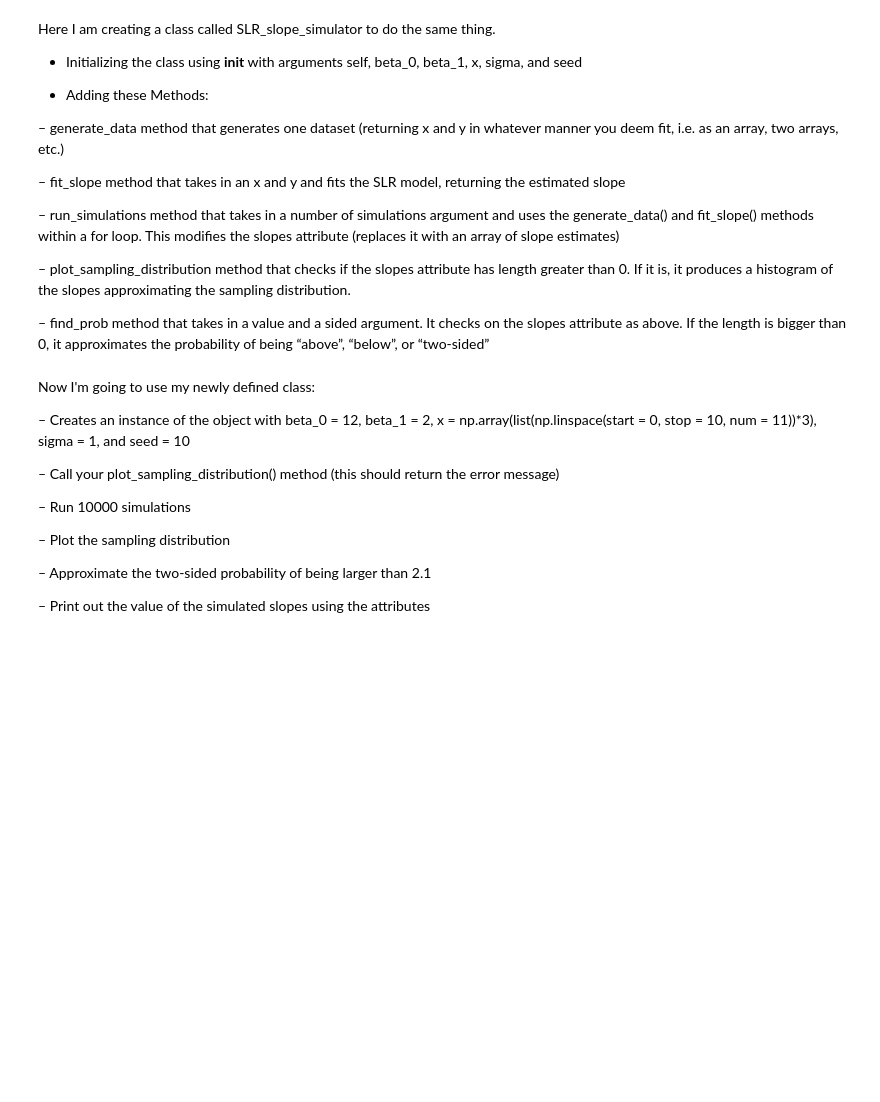
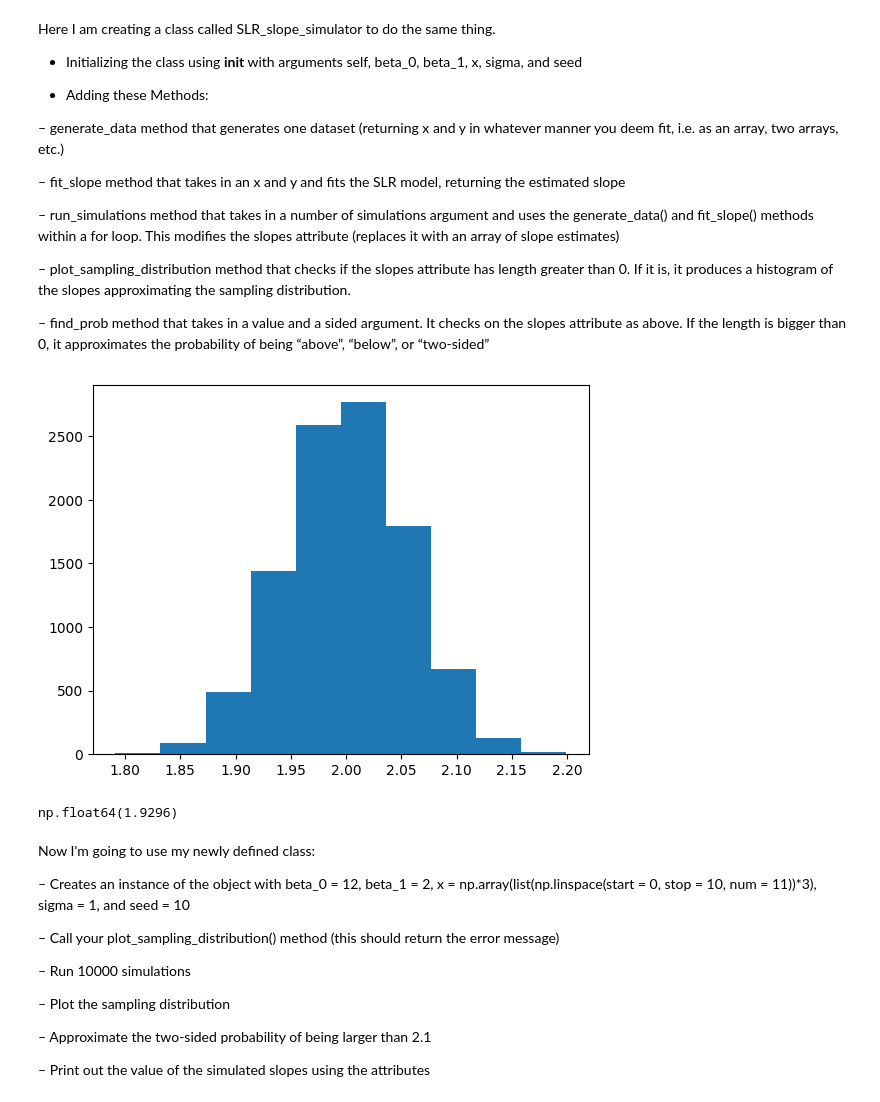
Before and after one commit to ljzier/ST-554-repo, a Jupyter notebook: ST_554_HW6.ipynb, the cells around one changed output. Drawn from its saved outputs; the diff is of its cells as text; code cells hidden in the pictures; blank space fills up the shorter version.

```diff
--- a/ST_554_HW6.ipynb
+++ b/ST_554_HW6.ipynb
@@ -252,6 +252,11 @@ attribute as above. If the length is bigger than 0, it approximates the probabil
 “above”, “below”, or “two-sided”
 # %%
 # creating a slope simulator class
+
+import matplotlib.pyplot as plt
+import numpy as np
+from numpy.random import default_rng
+from sklearn import linear_model
 
 class SLR_slope_simulator:
     # initializing
@@ -277,39 +282,64 @@ class SLR_slope_simulator:
         return fit.coef_[0]
 
     #take in n_sims and run the above 2
     def run_simulations(self, n_sims):
         for i in range(n_sims):
             x, y = self.generate_data()
             slope = self.fit_slope(x, y)
             self.slopes.append(slope)
         self.slopes = np.array(self.slopes) #convert to np array
 
     # produce histogram of slopes
     def plot_sampling_distribution(self):
         if len(self.slopes) == 0:
             print("run_simulations() must be called first")
             return
         plt.hist(self.slopes)
         plt.show()
 
     # find probability
     def find_prob(self, value, sided):
         if len(self.slopes) == 0:
             print("run_simulations() must be called first")
             return
         if sided == "above":
-            prob = self.slopes[:,1] > value
+            prob = self.slopes > value
             return prob.mean()
         if sided == "below":
-            prob = self.slopes[:,1] < value
+            prob = self.slopes< value
             return prob.mean()
         if sided == "two-sided":
-            if value > self.x.median():
-                prob = (self.slopes[:,1] > value)
+            if value > np.median(self.x):
+                prob = (self.slopes > value)
                 return 2*prob.mean()
-            if value <= self.x.median():
-                prob = (self.slopes[:,1] < value)
+            if value <= np.median(self.x):
+                prob = (self.slopes < value)
                 return 2*prob.mean()
+
+
+####################################################
+# Using my newly made class
+
+# variable assignments
+beta_0 = 12
+beta_1 = 2
+x = np.array(list(np.linspace(start= 0, stop = 10, num = 11))*3)
+sigma = 1
+seed = 10
+num_sims = 10000
+
+# here's my new class
+slope_sim = SLR_slope_simulator(beta_0, beta_1, x, sigma, seed)
+
+#running simulations and plotting
+slope_sim.run_simulations(num_sims)
+slope_sim.plot_sampling_distribution()
+
+# probability calc
+slope_sim.find_prob(2.1, "two-sided")
+# %% [output]
+[figure, added]
+np.float64(1.9296)
 # %% [markdown]
 Now I'm going to use my newly defined class:
 
```
